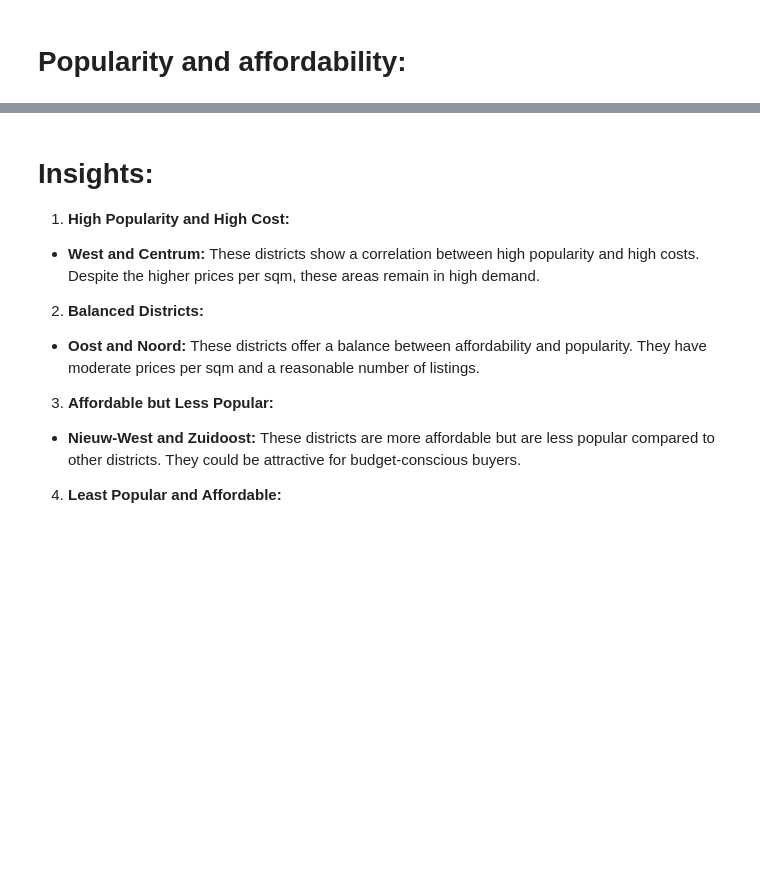
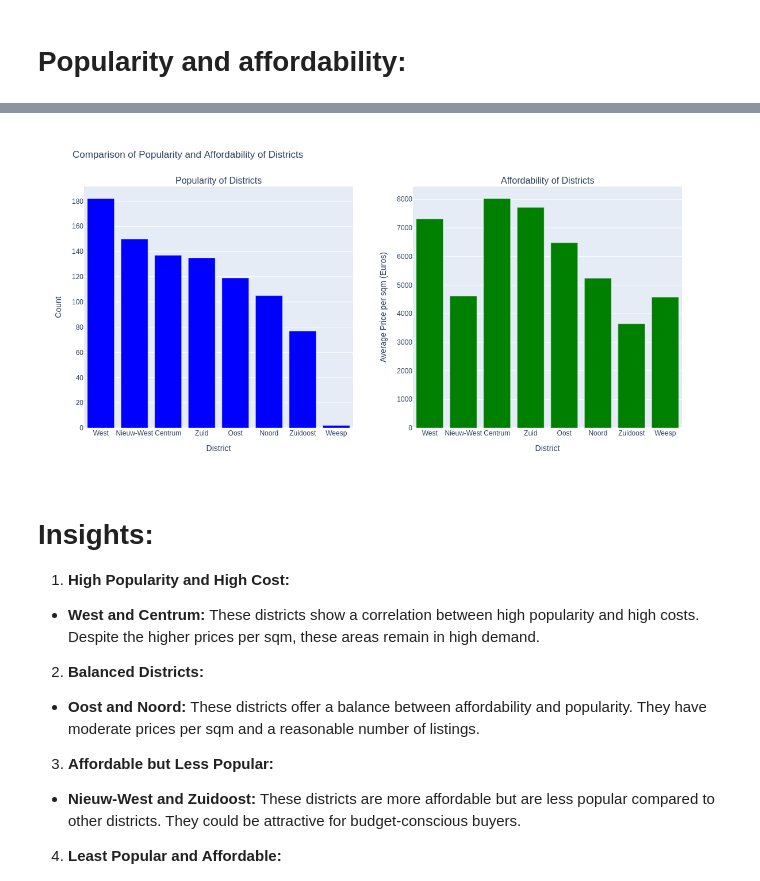
Before and after one commit to daryaAr/Amsterdam_real_estate_Aug2021, a Jupyter notebook: Amsterdam_real_estate_districs_Statistical_insight.ipynb, the cells around one changed output, grey strips where cells are left out. Saved outputs shown, nothing was run; the diff lists cells and outputs as text; code cells hidden in the pictures; blank space fills up the shorter version.

```diff
--- a/Amsterdam_real_estate_districs_Statistical_insight.ipynb
+++ b/Amsterdam_real_estate_districs_Statistical_insight.ipynb
@@ -518,10 +523,10 @@ most_affordable_districts = average_price_per_sqm.sort_values(by='Avg_Price_per_
 comparison_data = pd.merge(top_districts, average_price_per_sqm, on='Stadsdeel')
 
 
-fig = make_subplots(rows=1, cols=2, subplot_titles=('Popularity of Districts', 'Affordability of Districts'))
+fig4 = make_subplots(rows=1, cols=2, subplot_titles=('Popularity of Districts', 'Affordability of Districts'))
 
 # Bar plot for popularity of districts
-fig.add_trace(
+fig4.add_trace(
     go.Bar(
         x=comparison_data['Stadsdeel'],
         y=comparison_data['Count'],
@@ -532,7 +537,7 @@ fig.add_trace(
 )
 
 # Bar plot for affordability of districts
-fig.add_trace(
+fig4.add_trace(
     go.Bar(
         x=comparison_data['Stadsdeel'],
         y=comparison_data['Avg_Price_per_sqm'],
@@ -543,22 +548,32 @@ fig.add_trace(
 )
 
 
-fig.update_xaxes(title_text='District', row=1, col=1)
-fig.update_xaxes(title_text='District', row=1, col=2)
-fig.update_yaxes(title_text='Count', row=1, col=1)
-fig.update_yaxes(title_text='Average Price per sqm (Euros)', row=1, col=2)
+fig4.update_xaxes(title_text='District', row=1, col=1)
+fig4.update_xaxes(title_text='District', row=1, col=2)
+fig4.update_yaxes(title_text='Count', row=1, col=1)
+fig4.update_yaxes(title_text='Average Price per sqm (Euros)', row=1, col=2)
 
 
-fig.update_layout(
+fig4.update_layout(
     title_text='Comparison of Popularity and Affordability of Districts',
     width=1200,
     height=600,
     showlegend=False
 )
 
-fig.show()
+fig4.show()
 # %% [output]
 [interactive output not drawn]
+# %%
+static_image_pop_afford_path = os.path.join(plot_path, 'comp_pop_afford.png')
+pio.write_image(fig4, file=static_image_pop_afford_path, format='png')
+
+html_image_pop_afford_path = os.path.join(plot_path, 'comp_pop_afford.html')
+pio.write_html(fig4, file=html_image_pop_afford_path, auto_open=False)
+
+display(Image(static_image_pop_afford_path))
+# %% [output]
+[figure, added]
 # %% [markdown]
 # Insights:
 
```
Also changed, not shown: parts of 8 cells of this notebook.
